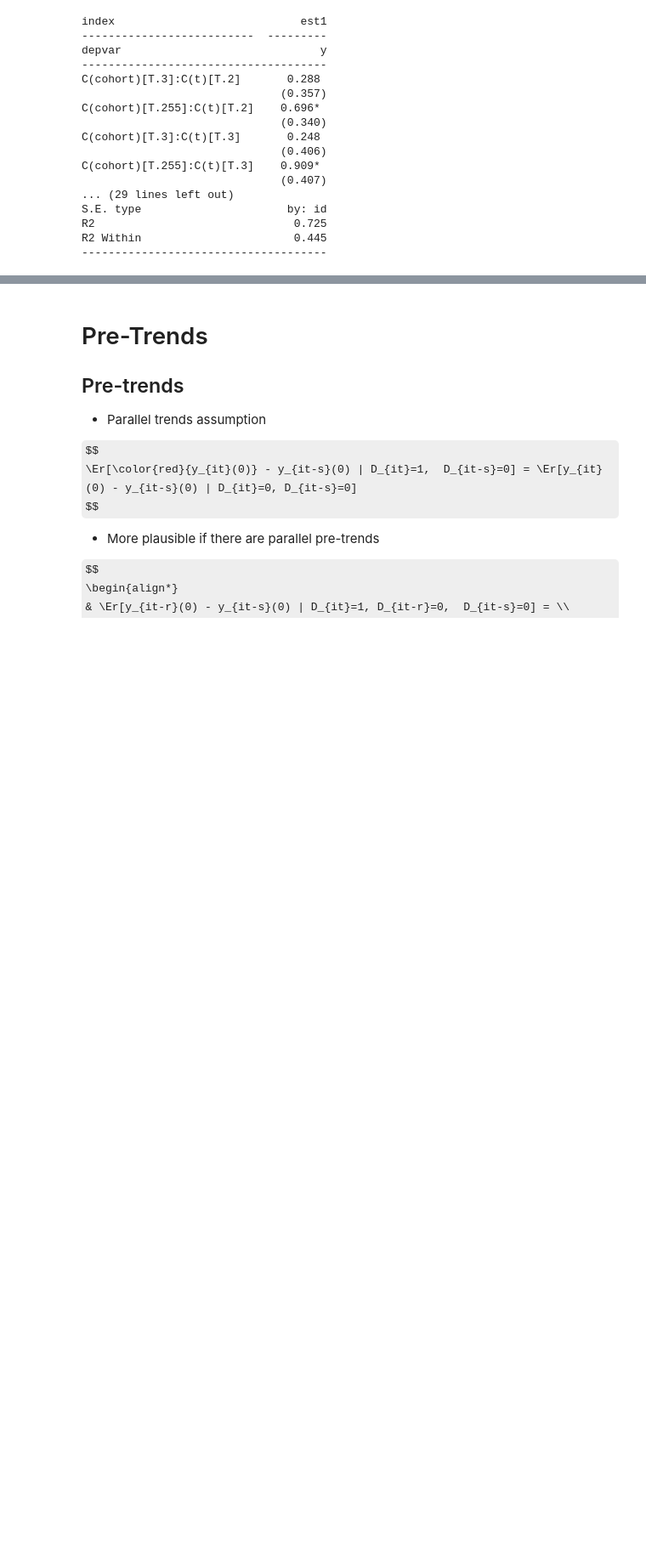
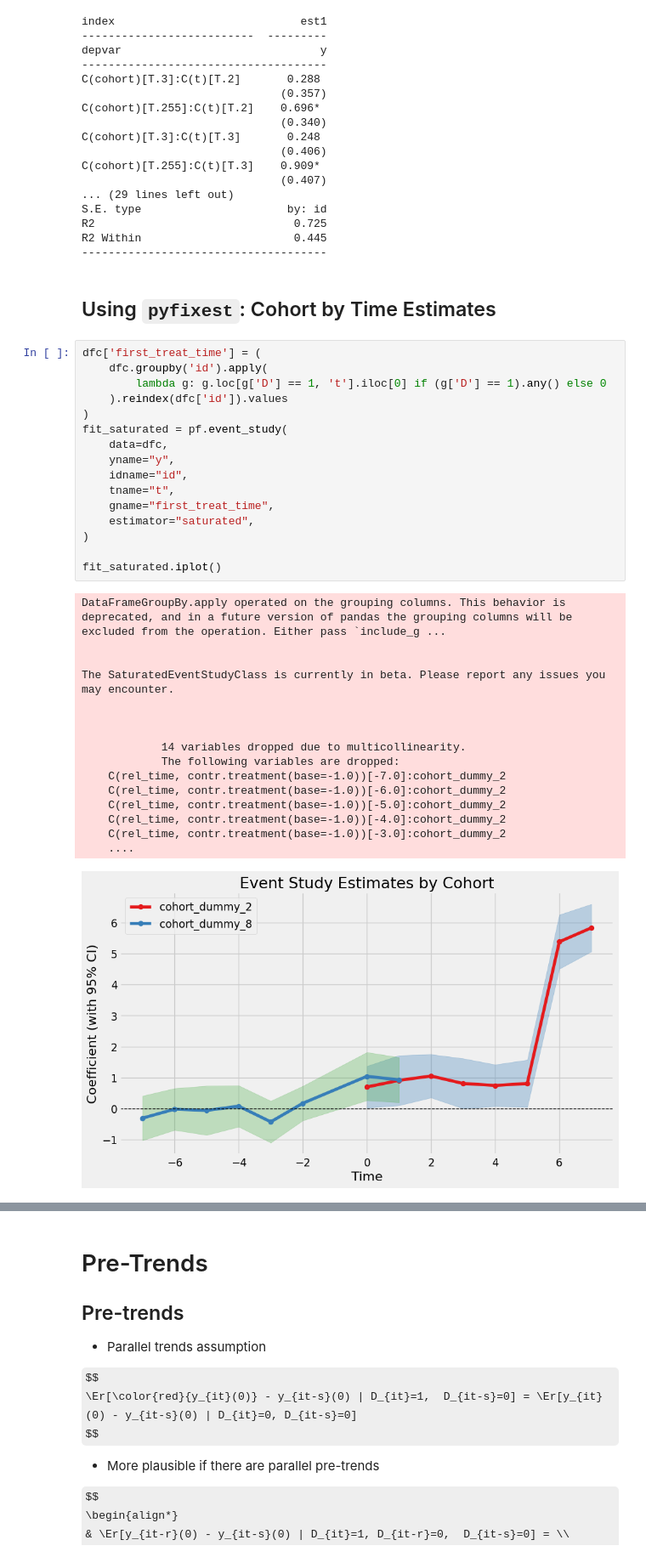
Before and after one commit to ubcecon/ECON526, a Jupyter notebook: lectures/paul/moredid.ipynb, the cells around one changed output, grey strips where cells are left out. Shown at 85% size. Saved outputs shown, nothing was run; the diff lists cells and outputs as text; some formulas as TeX source; blank space fills up the shorter version.

```diff
--- a/lectures/paul/moredid.ipynb
+++ b/lectures/paul/moredid.ipynb
@@ -417,3 +476,38 @@ S.E. type                      by: id
 R2                              0.725
 R2 Within                       0.445
 -------------------------------------
+# %% [markdown]
+## Using `pyfixest`: Cohort by Time Estimates
+# %%
+dfc['first_treat_time'] = (
+    dfc.groupby('id').apply(
+        lambda g: g.loc[g['D'] == 1, 't'].iloc[0] if (g['D'] == 1).any() else 0
+    ).reindex(dfc['id']).values
+)
+fit_saturated = pf.event_study(
+    data=dfc,
+    yname="y",
+    idname="id",
+    tname="t",
+    gname="first_treat_time",
+    estimator="saturated",
+)
+
+fit_saturated.iplot()
+# %% [output]
+DataFrameGroupBy.apply operated on the grouping columns. This behavior is deprecated, and in a future version of pandas the grouping columns will be excluded from the operation. Either pass `include_g ...
+
+
+The SaturatedEventStudyClass is currently in beta. Please report any issues you may encounter.
+
+
+
+            14 variables dropped due to multicollinearity.
+            The following variables are dropped:
+    C(rel_time, contr.treatment(base=-1.0))[-7.0]:cohort_dummy_2
+    C(rel_time, contr.treatment(base=-1.0))[-6.0]:cohort_dummy_2
+    C(rel_time, contr.treatment(base=-1.0))[-5.0]:cohort_dummy_2
+    C(rel_time, contr.treatment(base=-1.0))[-4.0]:cohort_dummy_2
+    C(rel_time, contr.treatment(base=-1.0))[-3.0]:cohort_dummy_2
+    ....
+[figure, added]
```
Also changed, not shown: parts of 11 cells of this notebook, 11 other files.
